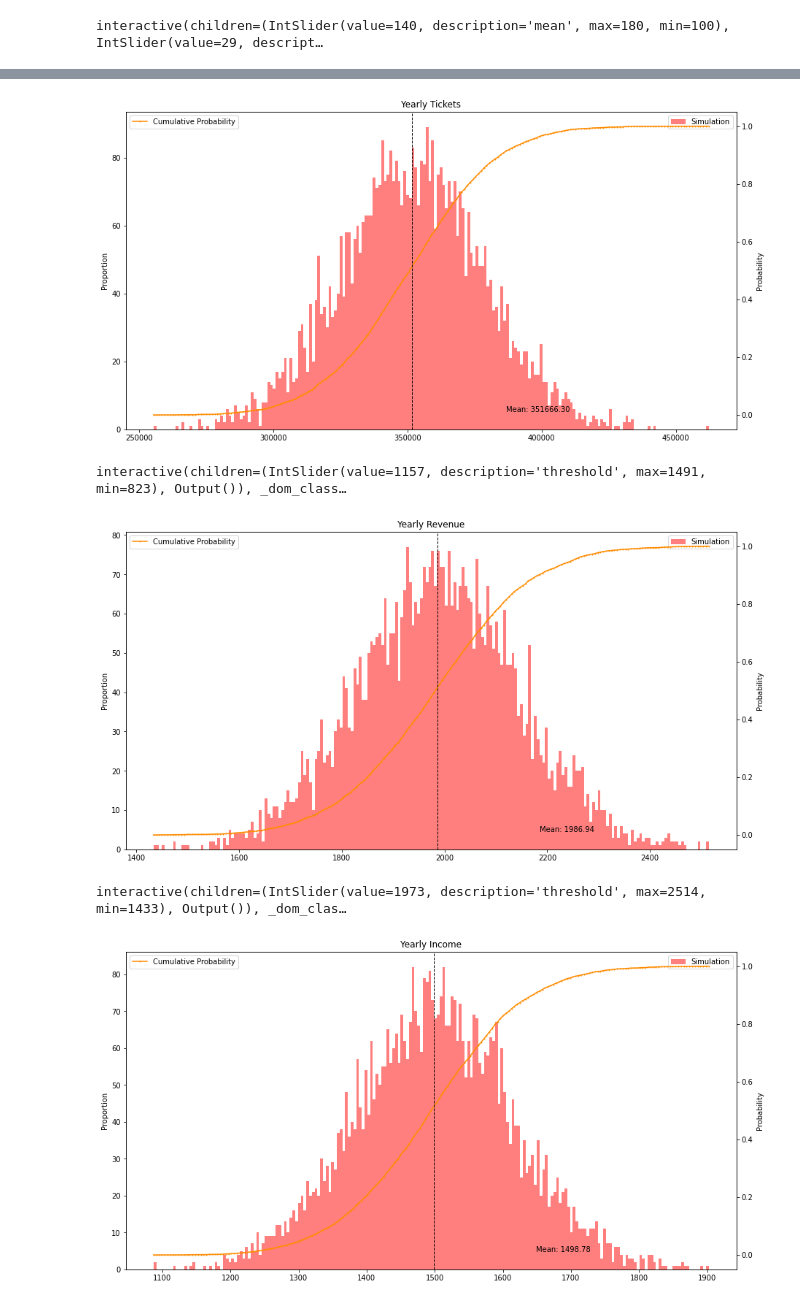
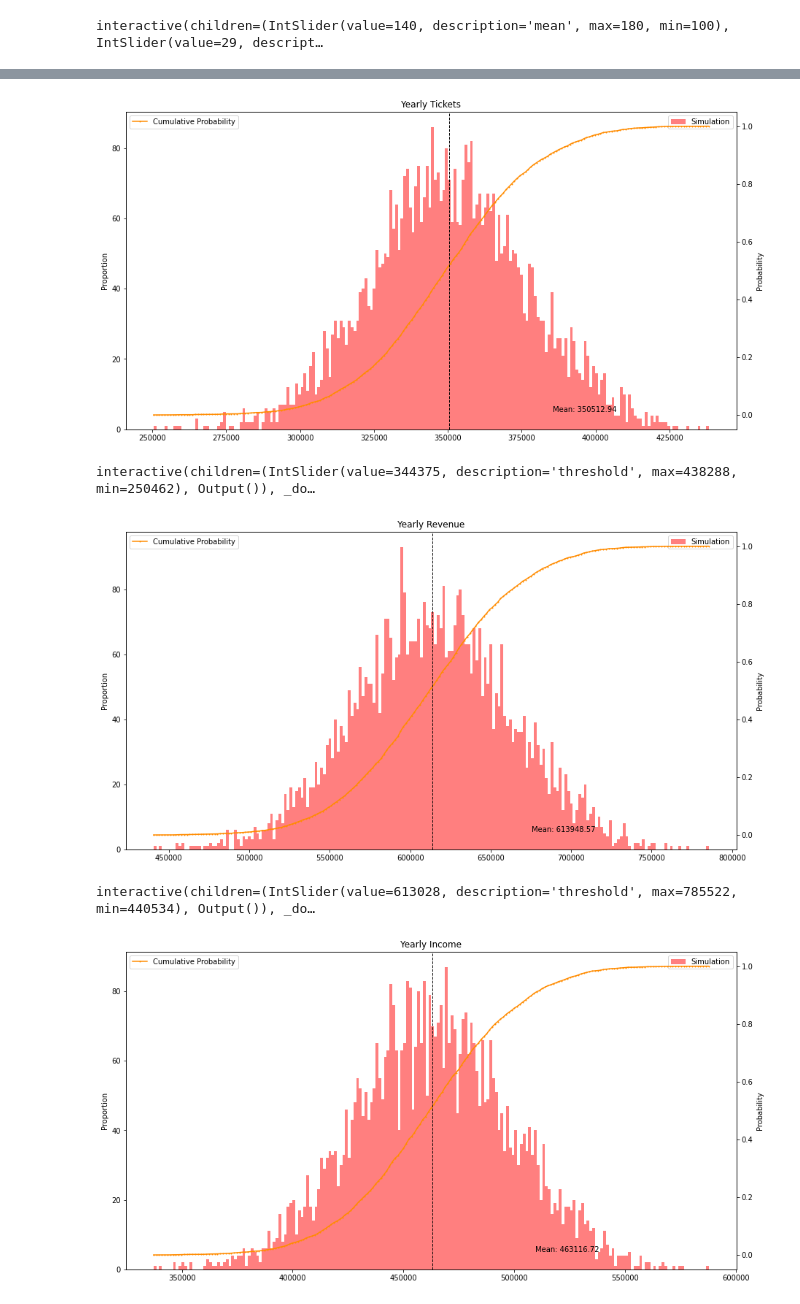
Before and after one commit to Frenz86/montetest, a Jupyter notebook: Mont2..ipynb, the cells around one changed output, grey strips where cells are left out. Saved outputs shown, nothing was run; the diff lists cells and outputs as text; code cells hidden in the pictures.

```diff
--- a/Mont2..ipynb
+++ b/Mont2..ipynb
@@ -317,22 +317,22 @@ interactive(children=(IntSlider(value=1494, description='threshold', max=1902, m
 # %%
 days = 310
 
 yearlyTickets = dailyTickets * days
 yearlyRevenues = dailyRevenue * days
 yearlyOperatingIncome = dailyIncome * days
 
 
 plot_hist(yearlyTickets,'Yearly Tickets','red')
-test(dailyTickets)
+test(yearlyTickets)
 
-plot_hist(dailyRevenue,'Yearly Revenue','red')
-test(dailyRevenue)
+plot_hist(yearlyRevenues,'Yearly Revenue','red')
+test(yearlyRevenues)
 
-plot_hist(dailyIncome,'Yearly Income','red')
-test(dailyIncome)
+plot_hist(yearlyOperatingIncome,'Yearly Income','red')
+test(yearlyOperatingIncome)
 # %% [output]
-[figure, old version]
+[figure, new version]
-interactive(children=(IntSlider(value=1157, description='threshold', max=1491, min=823), Output()), _dom_class…
+interactive(children=(IntSlider(value=344375, description='threshold', max=438288, min=250462), Output()), _do…
-[figure, old version]
+[figure, new version]
-interactive(children=(IntSlider(value=1973, description='threshold', max=2514, min=1433), Output()), _dom_clas…
+interactive(children=(IntSlider(value=613028, description='threshold', max=785522, min=440534), Output()), _do…
-[figure, old version]
+[figure, new version]
```
Also changed, not shown: parts of 3 cells of this notebook.
